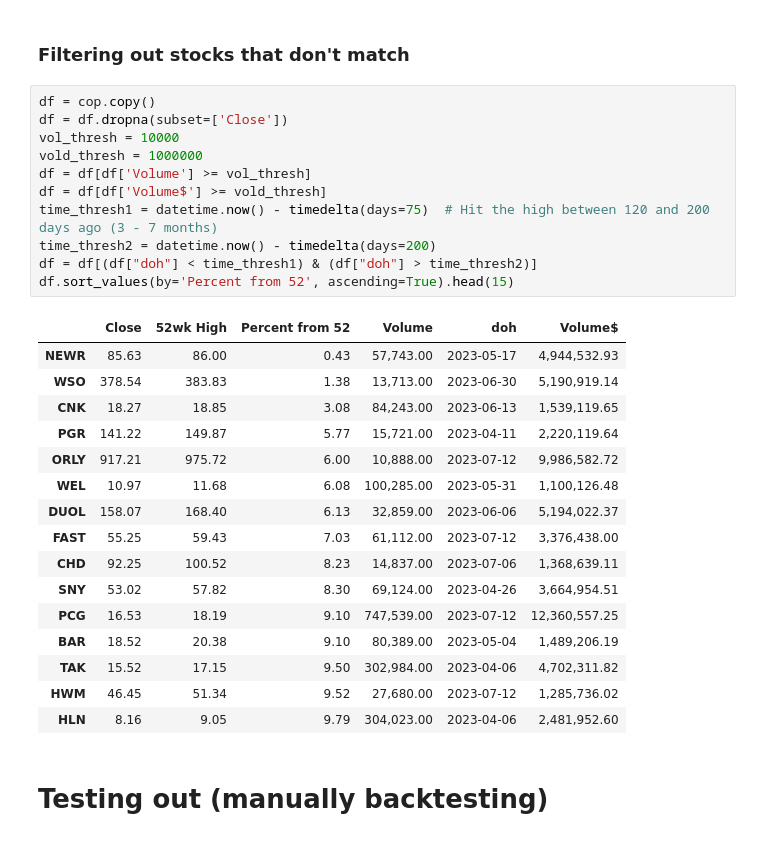
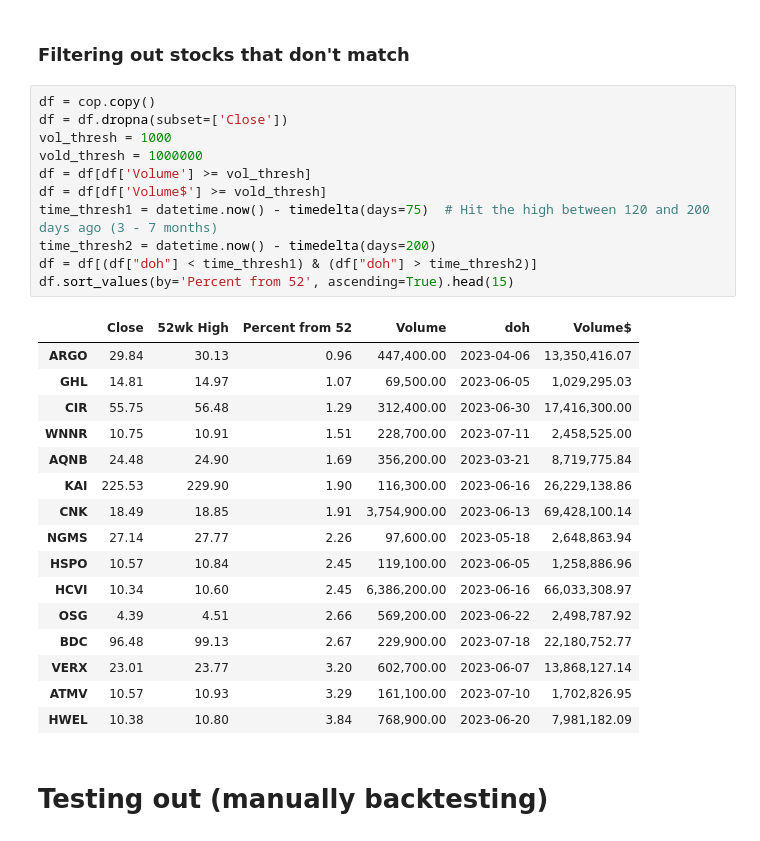
Before and after one commit to Idanq1/Stocks-Strategies, a Jupyter notebook: 52 week/Screener8 52 high.ipynb, the cells around one changed output. Drawn from its saved outputs; the diff is of its cells as text.

```diff
--- a/52 week/Screener8 52 high.ipynb
+++ b/52 week/Screener8 52 high.ipynb
@@ -61,31 +61,31 @@ cop = df.copy()
 # %%
 df = cop.copy()
 df = df.dropna(subset=['Close'])
-vol_thresh = 10000
+vol_thresh = 1000
 vold_thresh = 1000000
 df = df[df['Volume'] >= vol_thresh]
 df = df[df['Volume$'] >= vold_thresh]
 time_thresh1 = datetime.now() - timedelta(days=75)  # Hit the high between 120 and 200 days ago (3 - 7 months)
 time_thresh2 = datetime.now() - timedelta(days=200)
 df = df[(df["doh"] < time_thresh1) & (df["doh"] > time_thresh2)]
 df.sort_values(by='Percent from 52', ascending=True).head(15)
 # %% [output]
 |  | Close | 52wk High | Percent from 52 | Volume | doh | Volume$ |
-| NEWR | 85.63 | 86.00 | 0.43 | 57,743.00 | 2023-05-17 | 4,944,532.93 |
-| WSO | 378.54 | 383.83 | 1.38 | 13,713.00 | 2023-06-30 | 5,190,919.14 |
-| CNK | 18.27 | 18.85 | 3.08 | 84,243.00 | 2023-06-13 | 1,539,119.65 |
-| PGR | 141.22 | 149.87 | 5.77 | 15,721.00 | 2023-04-11 | 2,220,119.64 |
-| ORLY | 917.21 | 975.72 | 6.00 | 10,888.00 | 2023-07-12 | 9,986,582.72 |
-| WEL | 10.97 | 11.68 | 6.08 | 100,285.00 | 2023-05-31 | 1,100,126.48 |
-| DUOL | 158.07 | 168.40 | 6.13 | 32,859.00 | 2023-06-06 | 5,194,022.37 |
-| FAST | 55.25 | 59.43 | 7.03 | 61,112.00 | 2023-07-12 | 3,376,438.00 |
-| CHD | 92.25 | 100.52 | 8.23 | 14,837.00 | 2023-07-06 | 1,368,639.11 |
-| SNY | 53.02 | 57.82 | 8.30 | 69,124.00 | 2023-04-26 | 3,664,954.51 |
-| PCG | 16.53 | 18.19 | 9.10 | 747,539.00 | 2023-07-12 | 12,360,557.25 |
-| BAR | 18.52 | 20.38 | 9.10 | 80,389.00 | 2023-05-04 | 1,489,206.19 |
-| TAK | 15.52 | 17.15 | 9.50 | 302,984.00 | 2023-04-06 | 4,702,311.82 |
-| HWM | 46.45 | 51.34 | 9.52 | 27,680.00 | 2023-07-12 | 1,285,736.02 |
-| HLN | 8.16 | 9.05 | 9.79 | 304,023.00 | 2023-04-06 | 2,481,952.60 |
+| ARGO | 29.84 | 30.13 | 0.96 | 447,400.00 | 2023-04-06 | 13,350,416.07 |
+| GHL | 14.81 | 14.97 | 1.07 | 69,500.00 | 2023-06-05 | 1,029,295.03 |
+| CIR | 55.75 | 56.48 | 1.29 | 312,400.00 | 2023-06-30 | 17,416,300.00 |
+| WNNR | 10.75 | 10.91 | 1.51 | 228,700.00 | 2023-07-11 | 2,458,525.00 |
+| AQNB | 24.48 | 24.90 | 1.69 | 356,200.00 | 2023-03-21 | 8,719,775.84 |
+| KAI | 225.53 | 229.90 | 1.90 | 116,300.00 | 2023-06-16 | 26,229,138.86 |
+| CNK | 18.49 | 18.85 | 1.91 | 3,754,900.00 | 2023-06-13 | 69,428,100.14 |
+| NGMS | 27.14 | 27.77 | 2.26 | 97,600.00 | 2023-05-18 | 2,648,863.94 |
+| HSPO | 10.57 | 10.84 | 2.45 | 119,100.00 | 2023-06-05 | 1,258,886.96 |
+| HCVI | 10.34 | 10.60 | 2.45 | 6,386,200.00 | 2023-06-16 | 66,033,308.97 |
+| OSG | 4.39 | 4.51 | 2.66 | 569,200.00 | 2023-06-22 | 2,498,787.92 |
+| BDC | 96.48 | 99.13 | 2.67 | 229,900.00 | 2023-07-18 | 22,180,752.77 |
+| VERX | 23.01 | 23.77 | 3.20 | 602,700.00 | 2023-06-07 | 13,868,127.14 |
+| ATMV | 10.57 | 10.93 | 3.29 | 161,100.00 | 2023-07-10 | 1,702,826.95 |
+| HWEL | 10.38 | 10.80 | 3.84 | 768,900.00 | 2023-06-20 | 7,981,182.09 |
 # %% [markdown]
 # Testing out (manually backtesting)
 # %%
```
Also changed, not shown: parts of 6 cells of this notebook, 1 other file.
